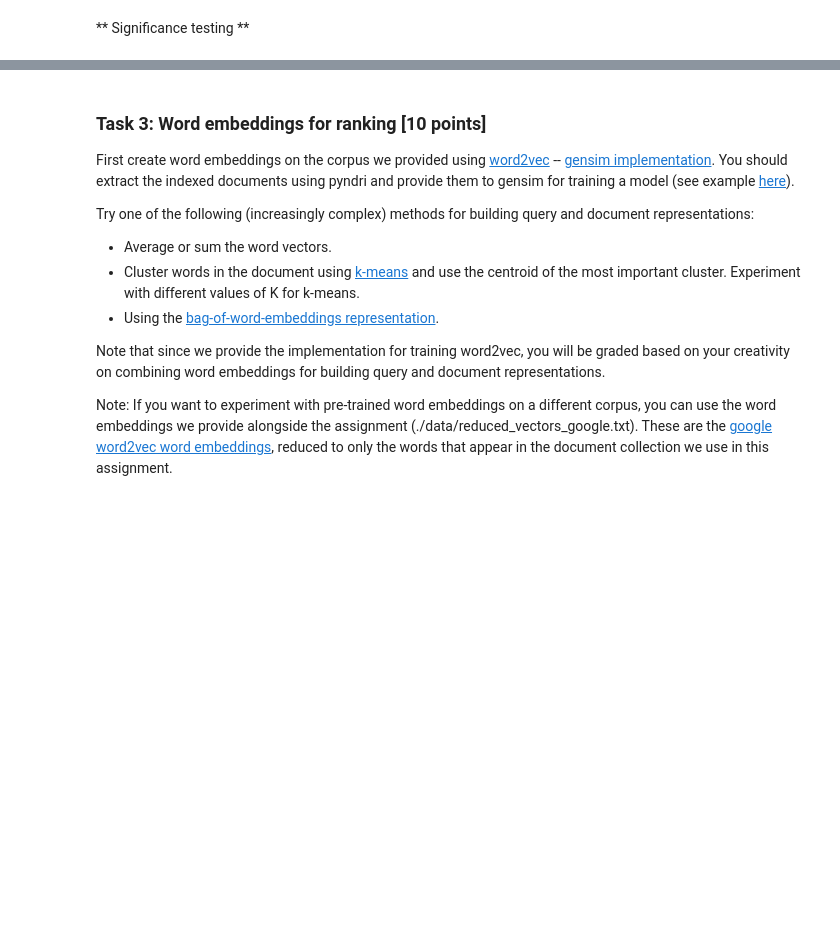
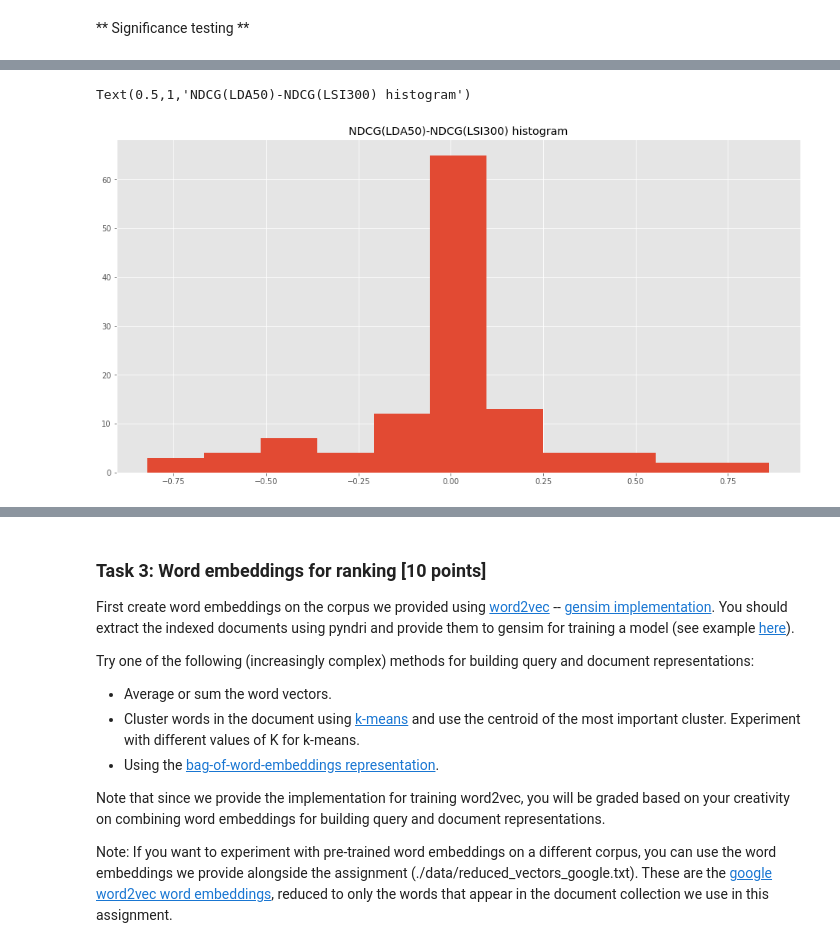
Before and after one commit to littlewine/search-struct-unstruct-data, a Jupyter notebook: assignment 1 Antonis.ipynb, the cells around one changed output, grey strips where cells are left out. Cells and saved outputs as stored; diff of their text form; code cells hidden in the pictures; blank space fills up the shorter version.

```diff
--- a/assignment 1 Antonis.ipynb
+++ b/assignment 1 Antonis.ipynb
@@ -1457,0 +1477,6 @@ t_test(ndcg['lsi300'],ndcg['lda50'])
+# %%
+pd.Series(ndcg['lda50']-ndcg['lsi300']).hist(bins=11)
+plt.title("NDCG(LDA50)-NDCG(LSI300) histogram")
+# %% [output]
+Text(0.5,1,'NDCG(LDA50)-NDCG(LSI300) histogram')
+[figure, added]
```
Also changed, not shown: parts of 44 cells of this notebook.
